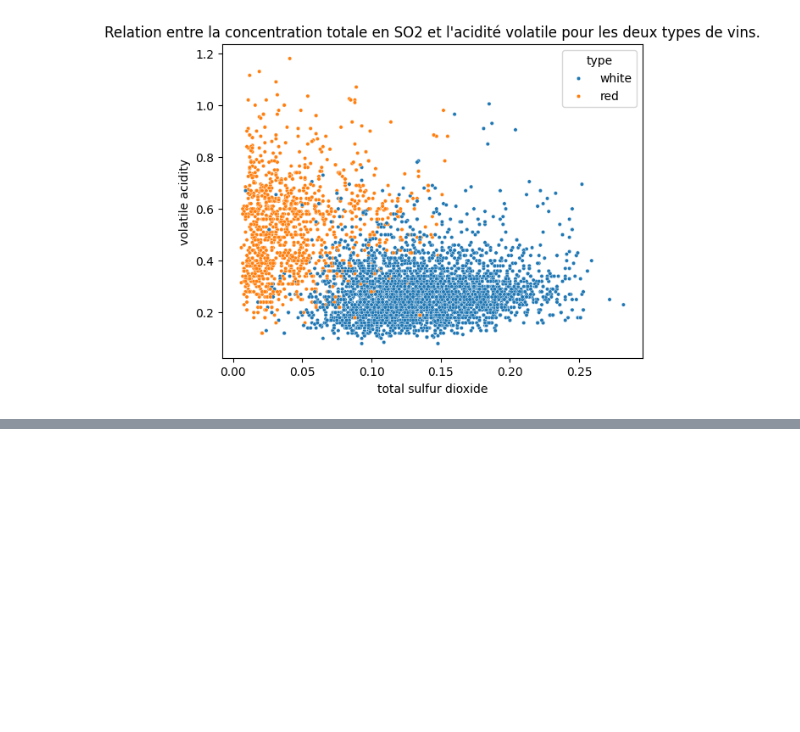
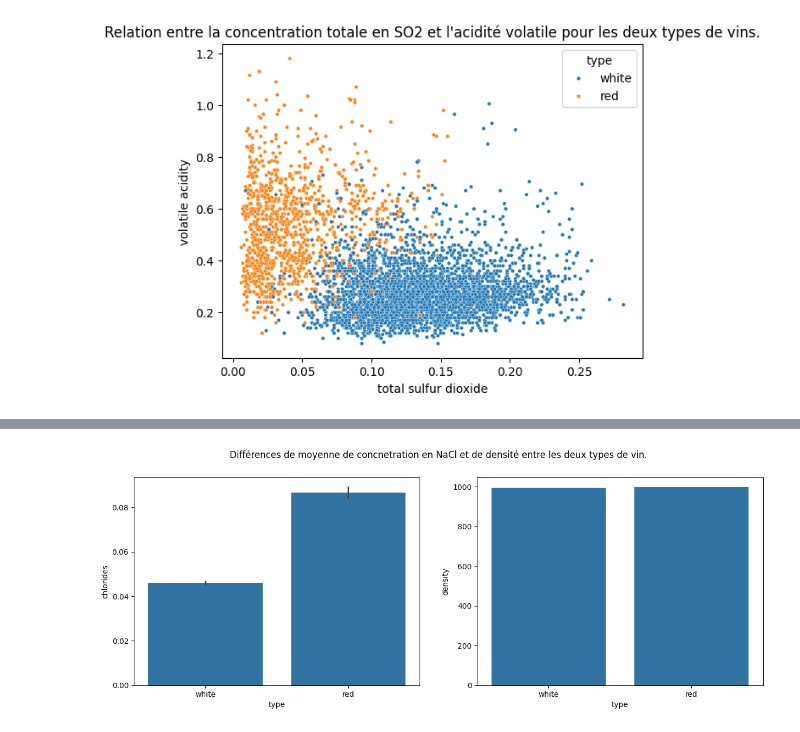
Before and after one commit to fmazur57u/WineTypePrediction, a Jupyter notebook: winePredictionType.ipynb, the cells around one changed output, grey strips where cells are left out. Saved outputs shown, nothing was run; the diff lists cells and outputs as text; code cells hidden in the pictures; blank space fills up the shorter version.

```diff
--- a/winePredictionType.ipynb
+++ b/winePredictionType.ipynb
@@ -787,0 +819,11 @@ On voit qu'on peut clairement faire un modéle performant avec cette surface mai
+# %%
+fig, ax = plt.subplots(1, 2)
+fig.set_size_inches(15, 5)
+plt.suptitle(
+    "Différences de moyenne de concnetration en NaCl et de densité entre les deux types de vin."
+)
+sns.barplot(data=train_set, y="chlorides", x="type", ax=ax[0])
+sns.barplot(data=train_set, y="density", x="type", ax=ax[1])
+plt.show()
+# %% [output]
+[figure, added]
```
Also changed, not shown: parts of 14 cells of this notebook.
